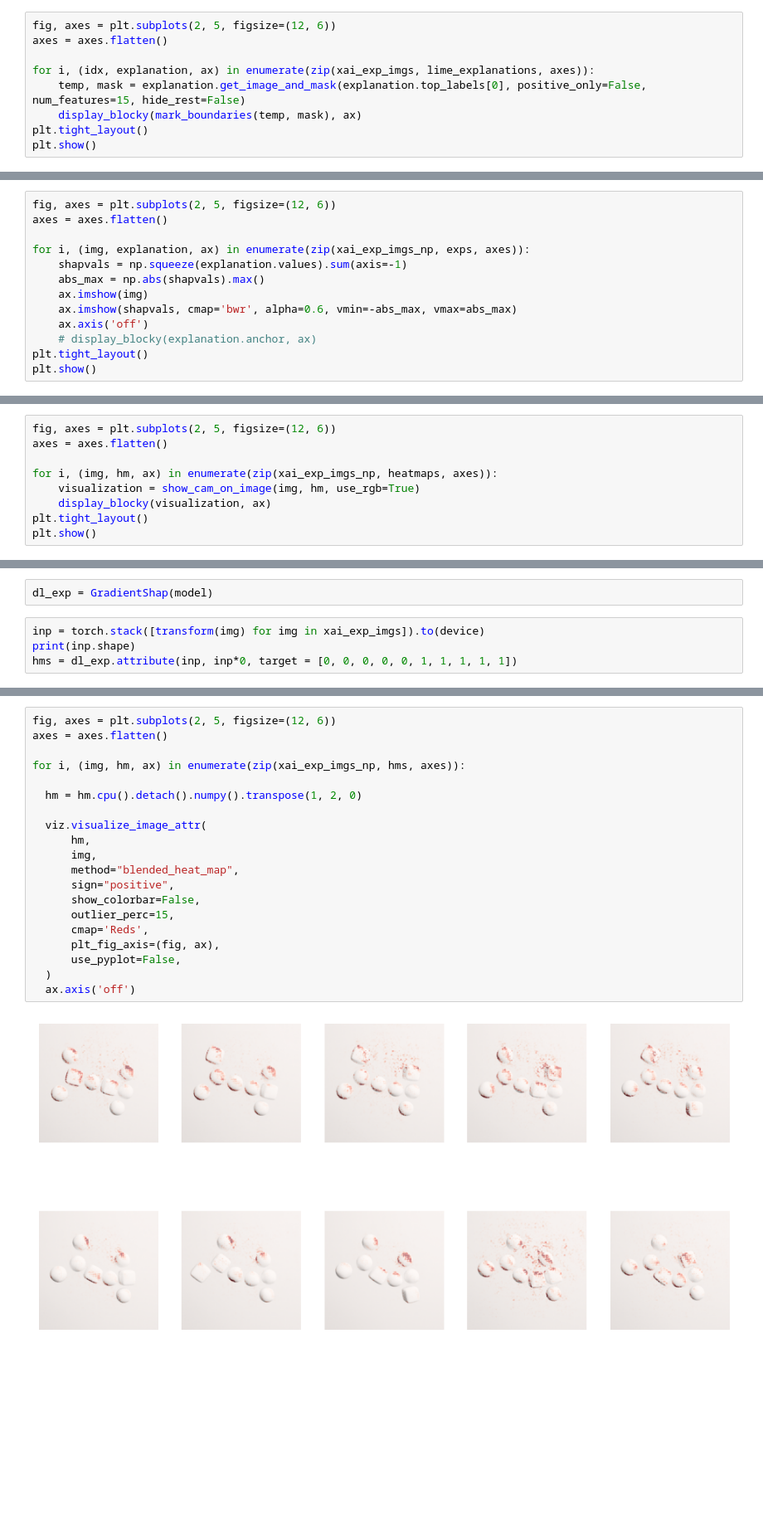
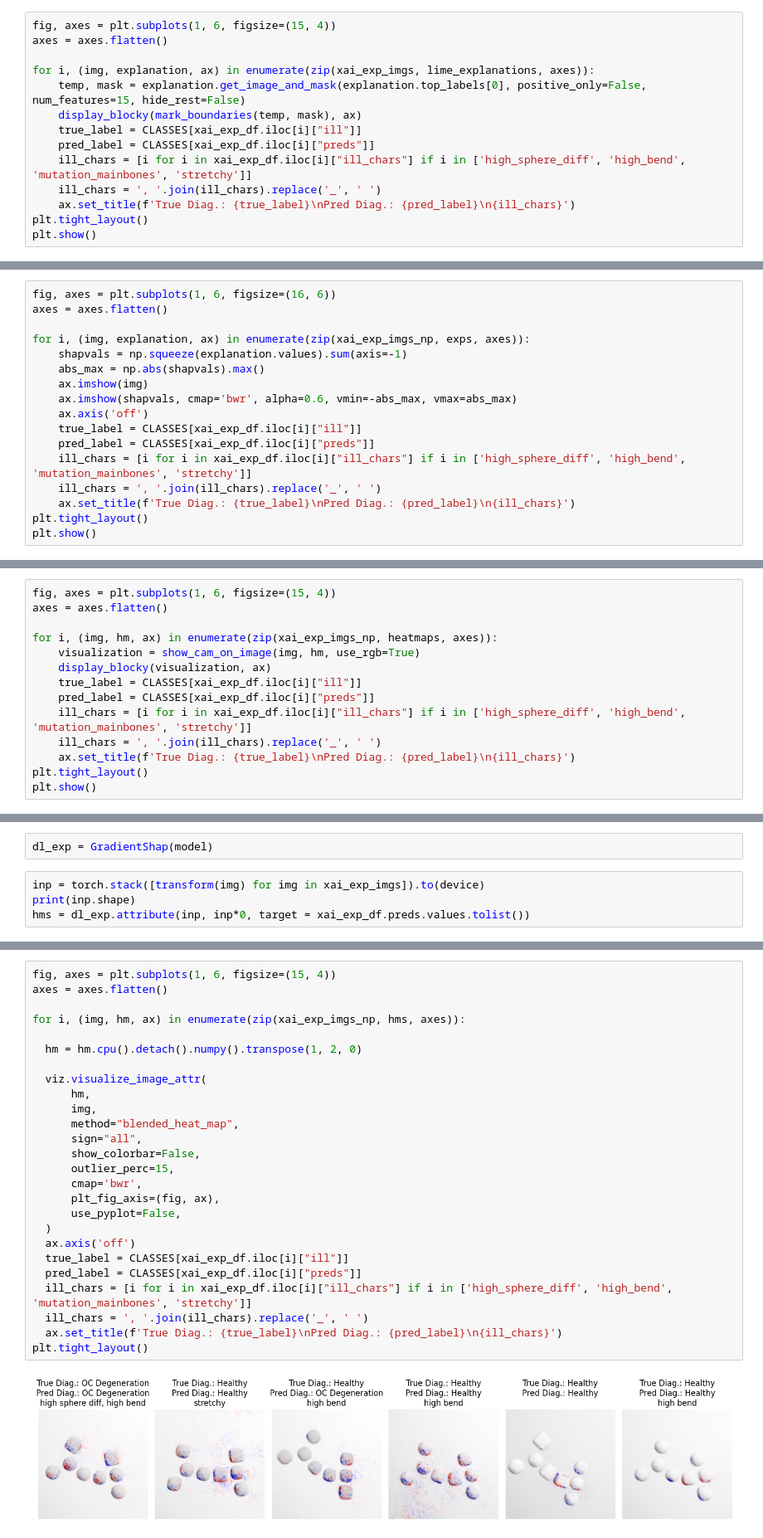
Before and after one commit to davidsjohnson/blockies-xai, a Jupyter notebook: simple_blockies_xai.ipynb, the cells around one changed output, grey strips where cells are left out. Shown at 83% size. Saved outputs shown, nothing was run; the diff lists cells and outputs as text; blank space fills up the shorter version.

```diff
--- a/simple_blockies_xai.ipynb
+++ b/simple_blockies_xai.ipynb
@@ -522,12 +580,17 @@ for img in xai_exp_imgs_np:
                                           segmentation_fn=segmenter_2)
     lime_explanations.append(exp)
 # %%
-fig, axes = plt.subplots(2, 5, figsize=(12, 6))
+fig, axes = plt.subplots(1, 6, figsize=(15, 4))
 axes = axes.flatten()
 
-for i, (idx, explanation, ax) in enumerate(zip(xai_exp_imgs, lime_explanations, axes)):
+for i, (img, explanation, ax) in enumerate(zip(xai_exp_imgs, lime_explanations, axes)):
     temp, mask = explanation.get_image_and_mask(explanation.top_labels[0], positive_only=False, num_features=15, hide_rest=False)
     display_blocky(mark_boundaries(temp, mask), ax)
+    true_label = CLASSES[xai_exp_df.iloc[i]["ill"]]
+    pred_label = CLASSES[xai_exp_df.iloc[i]["preds"]]
+    ill_chars = [i for i in xai_exp_df.iloc[i]["ill_chars"] if i in ['high_sphere_diff', 'high_bend', 'mutation_mainbones', 'stretchy']]
+    ill_chars = ', '.join(ill_chars).replace('_', ' ')
+    ax.set_title(f'True Diag.: {true_label}\nPred Diag.: {pred_label}\n{ill_chars}')
 plt.tight_layout()
 plt.show()
 # %% [output]
@@ -593,5 +659,5 @@ exps = explainer(np.array(xai_exp_imgs_np), max_evals=2500, batch_size=100, outp
 # %%
-fig, axes = plt.subplots(2, 5, figsize=(12, 6))
+fig, axes = plt.subplots(1, 6, figsize=(16, 6))
 axes = axes.flatten()
 
 for i, (img, explanation, ax) in enumerate(zip(xai_exp_imgs_np, exps, axes)):
@@ -600,7 +666,11 @@ for i, (img, explanation, ax) in enumerate(zip(xai_exp_imgs_np, exps, axes)):
     ax.imshow(img)
     ax.imshow(shapvals, cmap='bwr', alpha=0.6, vmin=-abs_max, vmax=abs_max)
     ax.axis('off')
-    # display_blocky(explanation.anchor, ax)
+    true_label = CLASSES[xai_exp_df.iloc[i]["ill"]]
+    pred_label = CLASSES[xai_exp_df.iloc[i]["preds"]]
+    ill_chars = [i for i in xai_exp_df.iloc[i]["ill_chars"] if i in ['high_sphere_diff', 'high_bend', 'mutation_mainbones', 'stretchy']]
+    ill_chars = ', '.join(ill_chars).replace('_', ' ')
+    ax.set_title(f'True Diag.: {true_label}\nPred Diag.: {pred_label}\n{ill_chars}')
 plt.tight_layout()
 plt.show()
 # %% [output]
@@ -619,12 +699,17 @@ imgs_tensor = torch.stack([transform(img) for img in xai_exp_imgs_np]).to(device
 cam_explainer = GradCAM(model=model.to(float), target_layers=target_layers)
 heatmaps = cam_explainer(input_tensor=imgs_tensor, targets=None)
 # %%
-fig, axes = plt.subplots(2, 5, figsize=(12, 6))
+fig, axes = plt.subplots(1, 6, figsize=(15, 4))
 axes = axes.flatten()
 
 for i, (img, hm, ax) in enumerate(zip(xai_exp_imgs_np, heatmaps, axes)):
     visualization = show_cam_on_image(img, hm, use_rgb=True)
     display_blocky(visualization, ax)
+    true_label = CLASSES[xai_exp_df.iloc[i]["ill"]]
+    pred_label = CLASSES[xai_exp_df.iloc[i]["preds"]]
+    ill_chars = [i for i in xai_exp_df.iloc[i]["ill_chars"] if i in ['high_sphere_diff', 'high_bend', 'mutation_mainbones', 'stretchy']]
+    ill_chars = ', '.join(ill_chars).replace('_', ' ')
+    ax.set_title(f'True Diag.: {true_label}\nPred Diag.: {pred_label}\n{ill_chars}')
 plt.tight_layout()
 plt.show()
 # %% [output]
@@ -651,5 +736,5 @@ dl_exp = GradientShap(model)
 # %%
 inp = torch.stack([transform(img) for img in xai_exp_imgs]).to(device)
 print(inp.shape)
-hms = dl_exp.attribute(inp, inp*0, target = [0, 0, 0, 0, 0, 1, 1, 1, 1, 1])
+hms = dl_exp.attribute(inp, inp*0, target = xai_exp_df.preds.values.tolist())
 # %% [output]
@@ -657,22 +742,28 @@ torch.Size([10, 3, 256, 256])
 # %%
-fig, axes = plt.subplots(2, 5, figsize=(12, 6))
+fig, axes = plt.subplots(1, 6, figsize=(15, 4))
 axes = axes.flatten()
 
 for i, (img, hm, ax) in enumerate(zip(xai_exp_imgs_np, hms, axes)):
 
   hm = hm.cpu().detach().numpy().transpose(1, 2, 0)
 
   viz.visualize_image_attr(
       hm,
       img,
       method="blended_heat_map",
-      sign="positive",
+      sign="all",
       show_colorbar=False,
       outlier_perc=15,
-      cmap='Reds',
+      cmap='bwr',
       plt_fig_axis=(fig, ax),
       use_pyplot=False,
   )
   ax.axis('off')
+  true_label = CLASSES[xai_exp_df.iloc[i]["ill"]]
+  pred_label = CLASSES[xai_exp_df.iloc[i]["preds"]]
+  ill_chars = [i for i in xai_exp_df.iloc[i]["ill_chars"] if i in ['high_sphere_diff', 'high_bend', 'mutation_mainbones', 'stretchy']]
+  ill_chars = ', '.join(ill_chars).replace('_', ' ')
+  ax.set_title(f'True Diag.: {true_label}\nPred Diag.: {pred_label}\n{ill_chars}')
+plt.tight_layout()
 # %% [output]
-[figure, old version]
+[figure, new version]
```
Also changed, not shown: parts of 44 cells of this notebook.
